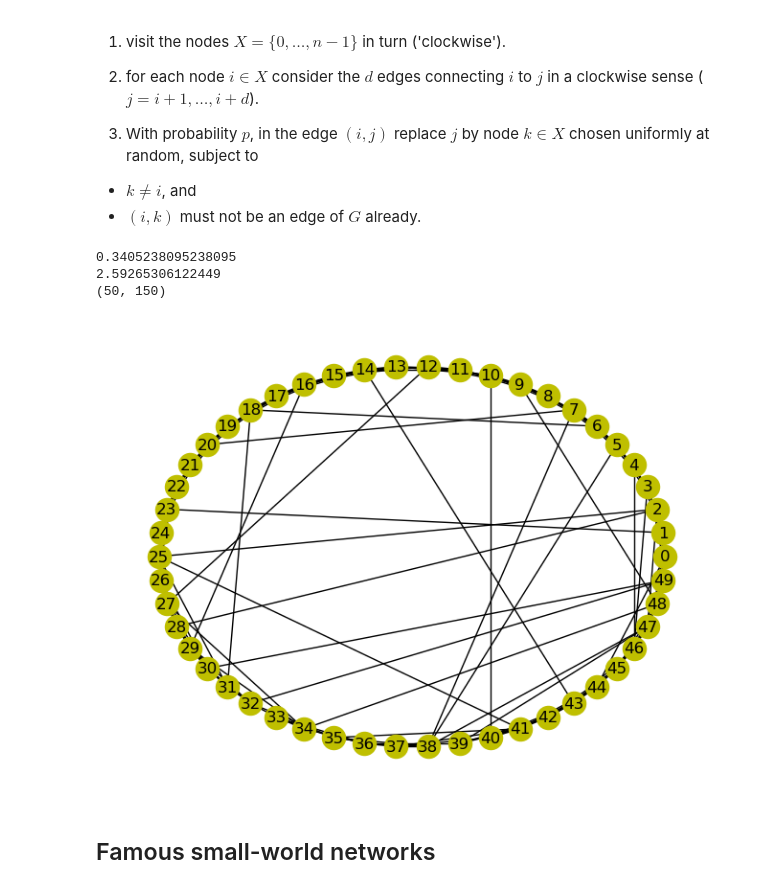
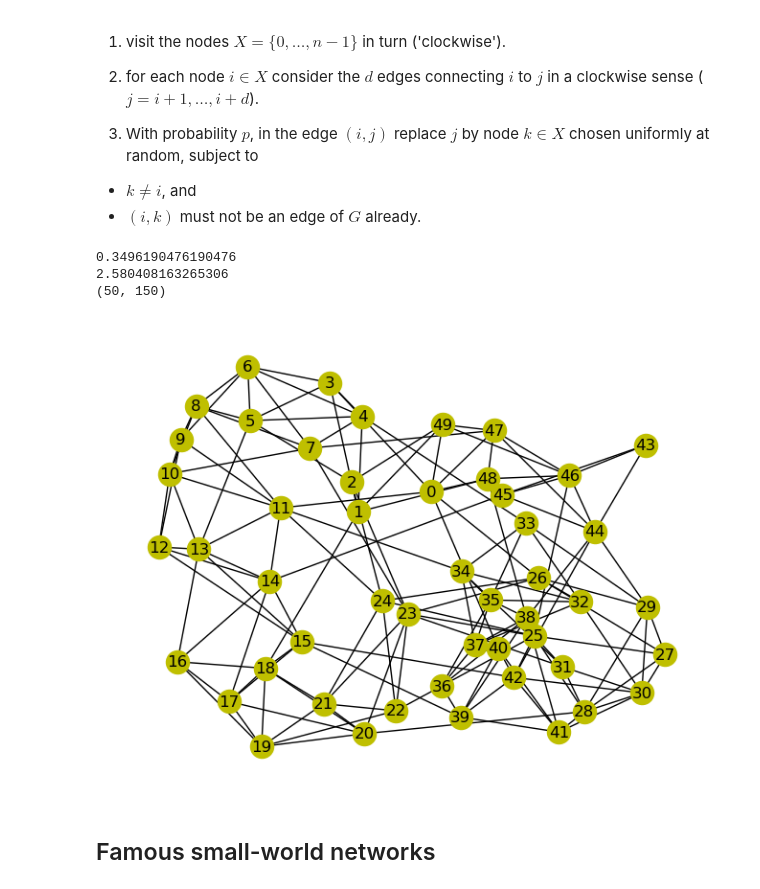
Before and after one commit to anton-baykalov/networks, a Jupyter notebook: 2324-L20-Nx.ipynb, the cells around one changed output. Cells and saved outputs as stored; diff of their text form; code cells hidden in the pictures.

```diff
--- a/2324-L20-Nx.ipynb
+++ b/2324-L20-Nx.ipynb
@@ -67,15 +67,16 @@ def ws_graph(n, d, p):
 # %%
 n, d = 50, 3
 G = ws_graph(n, d, 0.2)
-nx.draw_circular(G, **opts)
+#nx.draw_circular(G, **opts)
+nx.draw(G,**opts)
 print(nx.average_clustering(G))
 print(nx.average_shortest_path_length(G))
 print((G.order(), G.size()))
 # %% [output]
-0.3405238095238095
-2.59265306122449
+0.3496190476190476
+2.580408163265306
 (50, 150)
-[figure, old version]
+[figure, new version]
 # %% [markdown]
 ## Famous small-world networks
 # %% [markdown]
```
Also changed, not shown: parts of 21 cells of this notebook, 1 other file.
